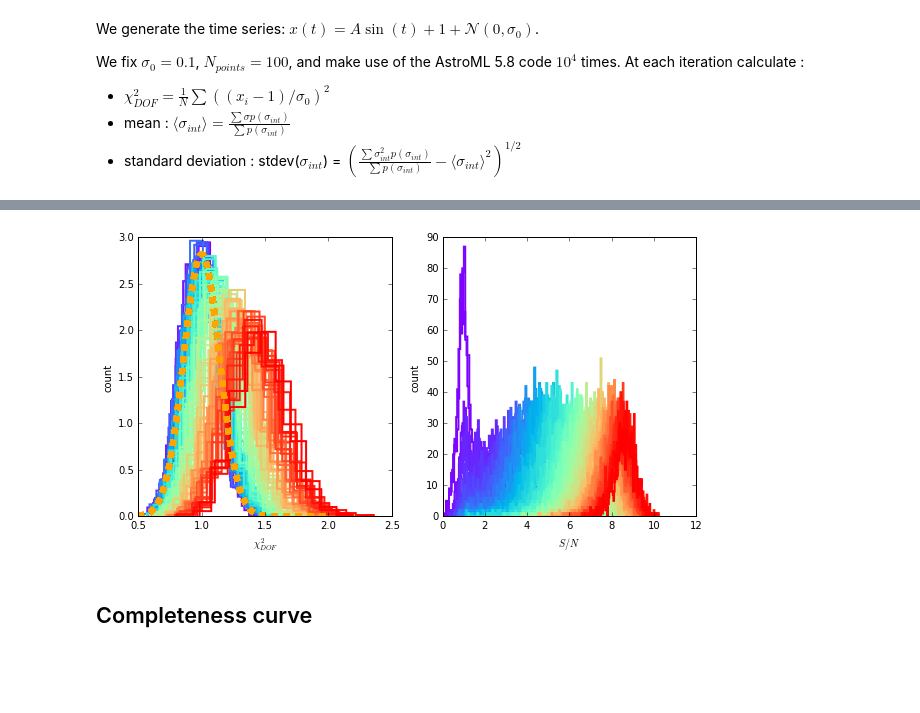
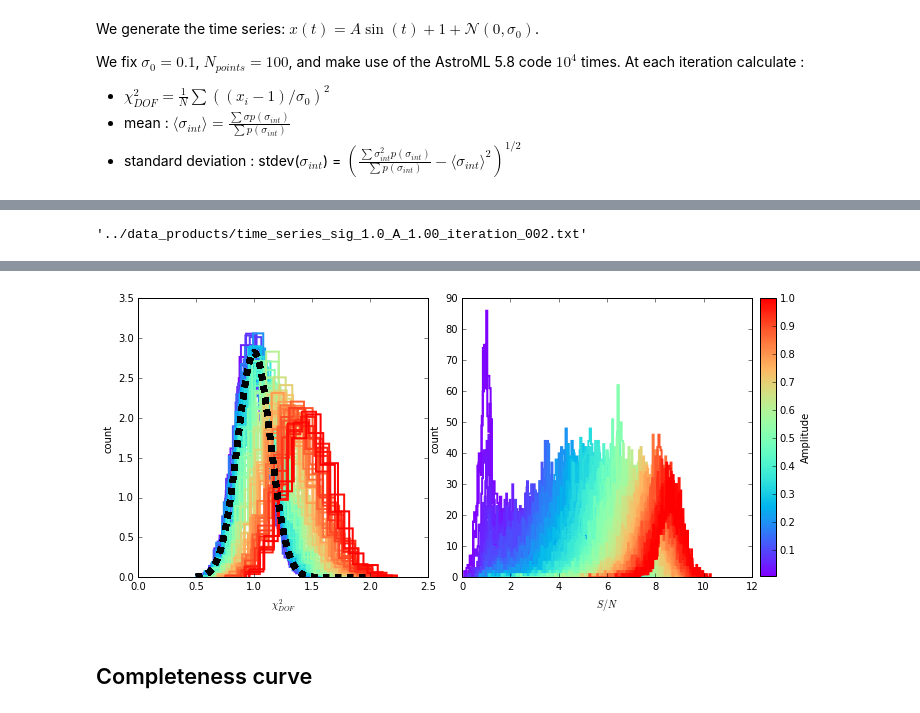
Before and after one commit to suberlak/S82analysis, a Jupyter notebook: code/09.2016_sigma_meaning_simulate.ipynb, the cells around one changed output, grey strips where cells are left out. Drawn from its saved outputs; the diff is of its cells as text; code cells hidden in the pictures; blank space fills up the shorter version.

```diff
--- a/code/09.2016_sigma_meaning_simulate.ipynb
+++ b/code/09.2016_sigma_meaning_simulate.ipynb
@@ -363,7 +382,7 @@ N=100, Nboot=10000
 N = 100
 Nboot = 1000
 
-t = np.linspace(0,2*np.pi, num=150)
+t = np.linspace(0,2*np.pi, num=N)
 A = 0.1
 sigma = [2.0] # [0.001, 0.005, 0.01, 0.02, 0.1, 0.2, 0.3, 0.5, 1]
  # that is 0.1%,  0.5%, 1%, 2%, 3%, 5%
@@ -567,21 +569,60 @@ mu at the last grid point
  A value is 1.000000
 finished
+# %%
+fname
+# %% [output]
+'../data_products/time_series_sig_1.0_A_1.00_iteration_002.txt'
+# %%
+# Save the results of calculation for future plotting...
+
+# BEST way : numpy has a way of remembering the data structure !
+# I HAVE NEVER HEARD OF THAT BEFORE - WHY ?
+fname = 'save_A_chi2_stdev_mean.npy'
+np.save('../data_products/'+fname, stats)
+
+# Load the results of calculation ...
+saved = np.load('../data_products/'+fname).item()
 # %%
 # plot the histogram of chi2dof
 from matplotlib.pyplot import cm
+import matplotlib
 
+A_test  = A_values[:]
+
+# norm is a class which, when called, can normalize data into the
+# [0.0, 1.0] interval.
+norm = matplotlib.colors.Normalize(vmin=np.min(A_test),vmax=np.max(A_test))
+
+# choose a colormap
+c_m = cm.rainbow
+
+# create a ScalarMappable and initialize a data structure
+s_m = matplotlib.cm.ScalarMappable(cmap=c_m, norm=norm)
+s_m.set_array([])
 print('Number of iterations is %d'%len(stats[A]['mean']))
-colors=cm.rainbow(np.linspace(0,1,len(A_values)))
-fig,ax  = plt.subplots(1,2, figsize=(10,5))
-for A, col in zip(A_values,colors) :
+
+colors=cm.rainbow(np.linspace(0,1,len(A_test)))
+#fig,ax  = plt.subplots(1,2, figsize=(10,5))
+
+import matplotlib.gridspec as gridspec
+fig = plt.figure(figsize=(11,5))
+ax = dict()
+
+gs = gridspec.GridSpec(1,10)
+ax[0] = plt.subplot(gs[0, :5])  # first  col
+ax[1] = plt.subplot(gs[0, 5:])  # first two cols
+#ax[2] = plt.subplot(gs[0, 10])  # span both rows, only second col
+gs.update(wspace=1.1)
+
+for A in A_test:
     bins = np.linspace(0.5,2,100)
     sigma  = np.sqrt(2/N)
     mu = 1
     import gc ; gc.collect()
     ax[0].plot(bins, 1/(sigma * np.sqrt(2 * np.pi)) * np.exp( - (bins - mu)**2 / (2 * sigma**2) ),
-               lw=6, color='orange', ls='--', alpha=0.5) # overplotting Gaussian curve
-    ax[0].hist(stats[A]['chi2dof'], histtype='step', label='A='+str(A), color = col, normed=True, lw=2)  # chi2
-    ax[1].hist(stats[A]['mean'] / stats[A]['stdev'], histtype='step', label='A='+str(A),color = col, lw=2, bins=100)  # S/N
+               lw=6, color='black', ls='--', alpha=0.5) # overplotting Gaussian curve
+    ax[0].hist(saved[A]['chi2dof'], histtype='step', label='A='+str(A), color = s_m.to_rgba(A), normed=True, lw=2)  # chi2
+    ax[1].hist(saved[A]['mean'] / saved[A]['stdev'], histtype='step', label='A='+str(A),color = s_m.to_rgba(A), lw=2, bins=100)  # S/N
     exp_SN = A / (sigma_0*np.sqrt(2/N))
     #ax[1].axvline(exp_SN, ls='--',color = col, lw=2)
     #print('For A=%f, we expect <S/N> = %f'%(A,exp_SN))
@@ -593,6 +634,20 @@ for A, col in zip(A_values,colors) :
     ax[1].set_ylabel('count')
     ax[0].set_xlabel(r'$\chi^{2}_{DOF}$')
     ax[1].set_xlabel(r'$S/N$')
+
+#import matplotlib.pyplot as plt
+#sm = plt.cm.ScalarMappable(cmap=cm.rainbow(100), norm=plt.Normalize(vmin=min(A_values), vmax=max(A_values)))
+# fake up the array of the scalar mappable. Urgh...
+#sm._A = []
+#plt.colorbar(sm)
+x0 = 0.91
+y0 = 0.13
+dx = 0.02
+dy = 0.77
+colorbar_ax = fig.add_axes([x0, y0, dx, dy])
+cbar = fig.colorbar(s_m, ax=ax[1], cax=colorbar_ax)
+cbar.set_label('Amplitude')
+
 plt.savefig('../data_products/chi_sq_dof_SN_histograms.png')
 # %% [output]
 Number of iterations is 1000
@@ -615,4 +654,4 @@ For A=1.000000, we expect <S/N> = 7.071068
-[figure, old version]
+[figure, new version]
 # %% [markdown]
 ## Completeness curve
 # %% [markdown]
```
Also changed, not shown: parts of 36 cells of this notebook, 2 other files.
